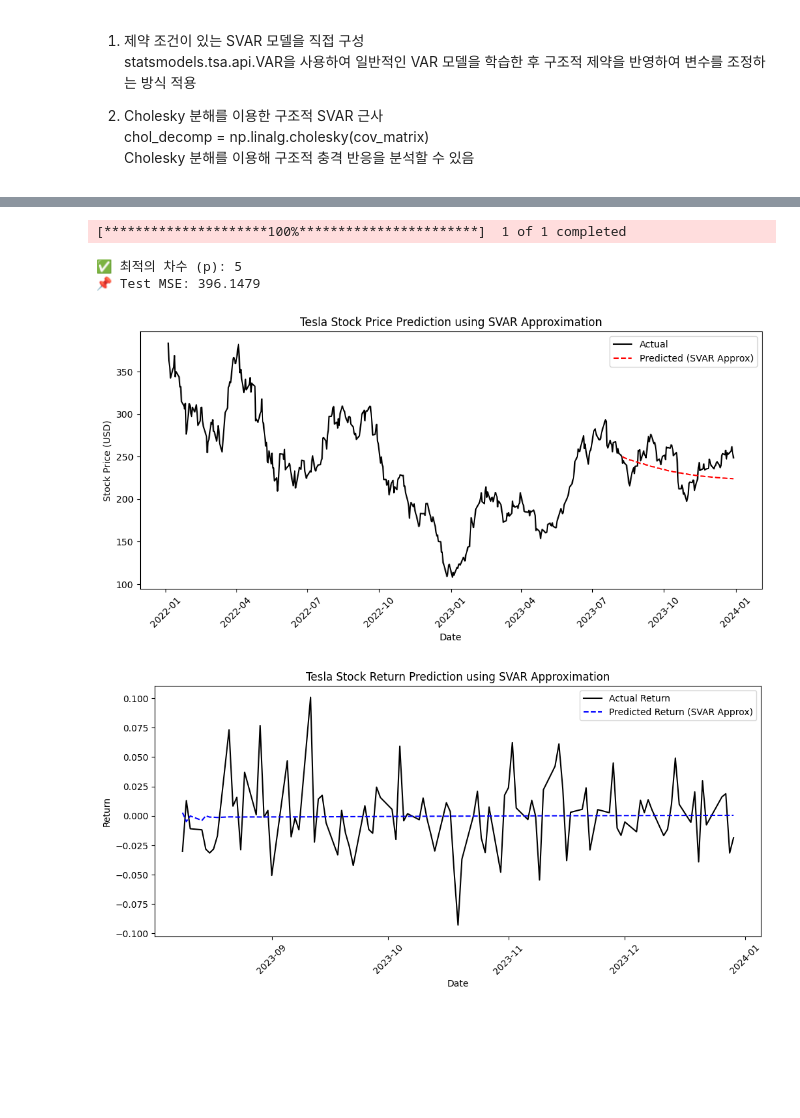
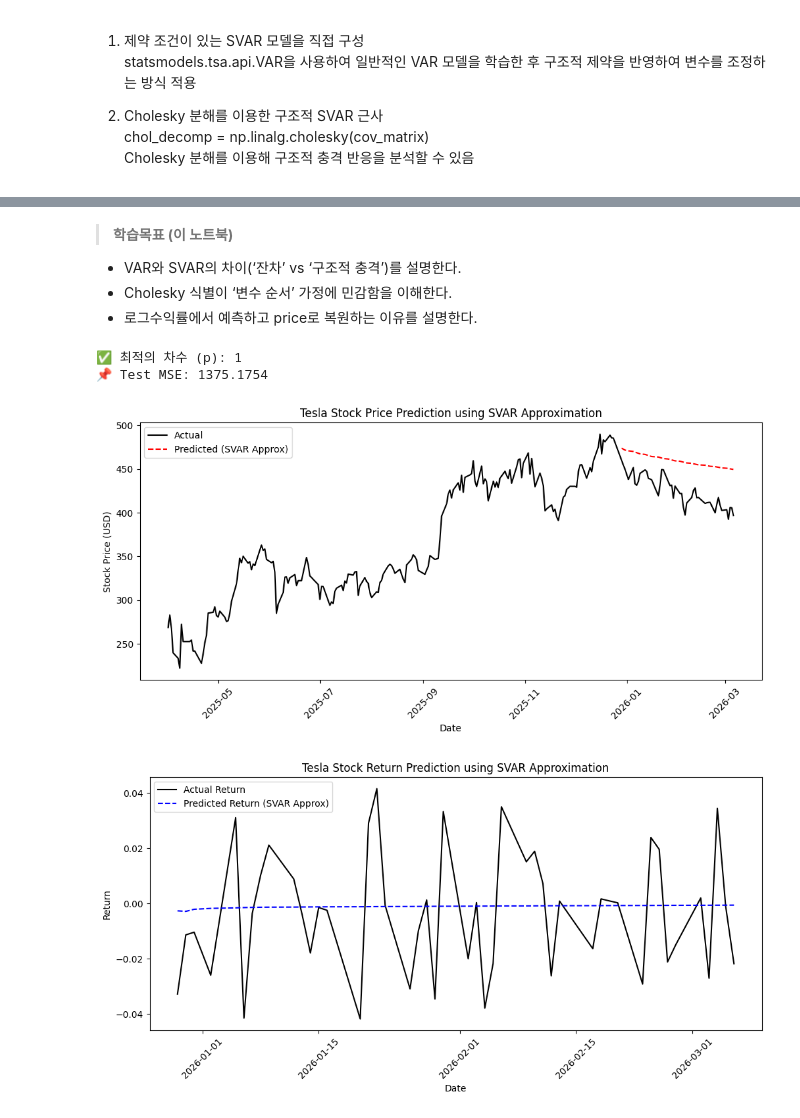
Before and after one commit to nhjung-phd/TimeSeriesAnalysis, a Jupyter notebook: notebooks/06_SVAR_forecasting.ipynb, the cells around one changed output, grey strips where cells are left out. Saved outputs shown, nothing was run; the diff lists cells and outputs as text; code cells hidden in the pictures; blank space fills up the shorter version.

```diff
--- a/notebooks/06_SVAR_forecasting.ipynb
+++ b/notebooks/06_SVAR_forecasting.ipynb
@@ -10,3 +38,9 @@ statsmodels.tsa.api.VAR을 사용하여 일반적인 VAR 모델을 학습한 후
+# %% [markdown]
+> **학습목표 (이 노트북)**
+>
+- VAR와 SVAR의 차이(‘잔차’ vs ‘구조적 충격’)를 설명한다.
+- Cholesky 식별이 ‘변수 순서’ 가정에 민감함을 이해한다.
+- 로그수익률에서 예측하고 price로 복원하는 이유를 설명한다.
 # %%
 import numpy as np
 import pandas as pd
@@ -17,7 +51,7 @@ from statsmodels.tsa.api import VAR
 from sklearn.metrics import mean_squared_error
 
 # ✅ 1️⃣ 테슬라(TSLA) 주가 데이터 다운로드 (최근 2년치)
-df = yf.download("TSLA", start="2022-01-01", end="2024-01-01")
+df = yf.download("TSLA", start="2025-03-30", end="2026-03-30", auto_adjust=True, progress=False)
 
 # ✅ 2️⃣ 데이터 전처리 및 Feature 생성
 df = df.reset_index()
@@ -68,35 +102,40 @@ test_pred_df["Close_Pred"] = np.exp(test_pred_df["Log_Close_Pred"])
 test_mse = mean_squared_error(np.exp(test["Log_Close"]), test_pred_df["Close_Pred"])
 print(f"📌 Test MSE: {test_mse:.4f}")
 
 # ✅ 12️⃣ 결과 시각화 (실제 vs 예측 종가)
 plt.figure(figsize=(12, 5))
 plt.plot(df["Date"], df["Close"], label="Actual", color="black")
 plt.plot(test_pred_df.index, test_pred_df["Close_Pred"], label="Predicted (SVAR Approx)", linestyle="--", color="red")
 plt.title("Tesla Stock Price Prediction using SVAR Approximation")
 plt.xlabel("Date")
 plt.ylabel("Stock Price (USD)")
 plt.xticks(rotation=45)
 plt.legend()
 plt.show()
 
 # ✅ 13️⃣ 수익률 예측 시각화
 plt.figure(figsize=(12, 5))
 plt.plot(test_pred_df.index, test["Return"], label="Actual Return", color="black")
 plt.plot(test_pred_df.index, test_pred_df["Return_Pred"], label="Predicted Return (SVAR Approx)", linestyle="--", color="blue")
 plt.title("Tesla Stock Return Prediction using SVAR Approximation")
 plt.xlabel("Date")
 plt.ylabel("Return")
 plt.xticks(rotation=45)
 plt.legend()
 plt.show()
 
 # ✅ 12️⃣ Impulse Response Function (IRF) 분석 (Cholesky 기반)
 irf = var_fit.irf(10)  # 10-step Impulse Response Function
 irf.plot(orth=True)
 plt.show()
+
+
+
+# ⚠️ 이 블록은 초안/중복 코드이며 일부가 잘려 단독 실행 시 오류가 날 수 있습니다.
+# ✅ 아래쪽의 통합 SVAR 블록(Cholesky/SVAR→VAR 폴백)을 실행하세요.
+#raise SystemExit('Run the integrated SVAR block below (Colab 준비) for a stable run.')
 # %% [output]
-[*********************100%***********************]  1 of 1 completed
+✅ 최적의 차수 (p): 1
+📌 Test MSE: 1375.1754
-✅ 최적의 차수 (p): 5
-📌 Test MSE: 396.1479
-[figure, old version]
+[figure, new version]
-[figure, old version]
+[figure, new version]
```
Also changed, not shown: parts of 10 cells of this notebook.
